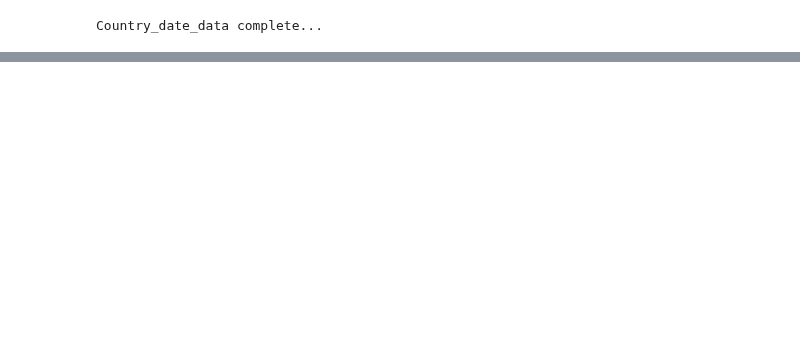
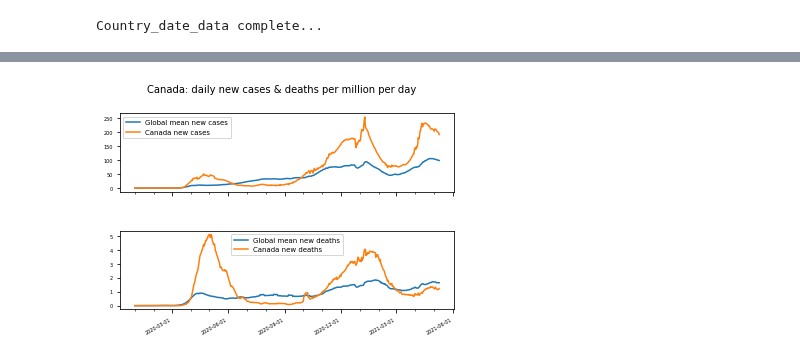
Before and after one commit to Ipgnosis/covid_analysis, a Jupyter notebook: covid-json.ipynb, the cells around one changed output, grey strips where cells are left out. Cells and saved outputs as stored; diff of their text form; code cells hidden in the pictures; blank space fills up the shorter version.

Commit message:
Added 2 country comparison

```diff
--- a/covid-json.ipynb
+++ b/covid-json.ipynb
@@ -247,0 +142,90 @@ subplot_share_axis(labels_obj, results_obj, params_obj)
+# %%
+# re-juggle the data for the chart
+
+# the country being analyzed
+y_axis_values = 'CAN'
+
+y_axis_label = data[y_axis_values]['location']
+
+# declare the axis vars
+x_axis = []
+yw1_axis = []
+y1_axis = []
+yw2_axis = []
+y2_axis = []
+
+# load the axis data lists
+for key, val in date_dict.items():
+
+    # list of dates for x axis
+    x_axis.append(datetime.strptime(key, "%Y-%m-%d"))
+
+    # lists of cases for y1 axis
+    yw1_axis.append(val["wrl_new_cases_pm"])
+    y1_axis.append(val['country_vals'][y_axis_values][0])
+
+    # lists of deaths for y2 axis
+    yw2_axis.append(val["wrl_new_deaths_pm"])
+    y2_axis.append(val['country_vals'][y_axis_values][1])
+
+###########################################################
+# package up the matplotlib data for a single country chart
+###########################################################
+
+# create the labels
+chart_title_str = "{}: daily new cases & deaths per million per day".format(y_axis_label)
+x_axis_label_str = "Date"
+y1_axis_label_str = "New cases"
+y2_axis_label_str = "New deaths"
+
+yw1_axis_legend_str = "Global mean new cases"
+y1_axis_legend_str = "{} new cases".format(y_axis_label)
+
+yw2_axis_legend_str = "Global mean new deaths"
+y2_axis_legend_str = "{} new deaths".format(y_axis_label)
+
+# define empty canvas
+fig, (ax1, ax2) = plt.subplots(2, 1, sharex=True)
+fig.subplots_adjust(hspace = 0.5)
+
+# declare the axis data
+# subplot 1
+ax1.plot(x_axis, yw1_axis, label = yw1_axis_legend_str)
+ax1.plot(x_axis, y1_axis, label = y1_axis_legend_str)
+
+# subplot 2
+ax2.plot(x_axis, yw2_axis, label = yw2_axis_legend_str)
+ax2.plot(x_axis, y2_axis, label = y2_axis_legend_str)
+#ax2.set_xlabel(x_axis_label_str, fontsize=10)
+
+# declare the text data
+fig.suptitle(chart_title_str, fontsize = 10)
+
+#  format the x axis (date) labels
+# Text in the x axis will be displayed in 'YYYY-mm-dd' format.
+ax2.xaxis.set_major_formatter(mdates.DateFormatter('%Y-%m-%d'))
+
+# major ticks every 3 months.
+fmt_qtr_year = mdates.MonthLocator(interval = 3)
+ax2.xaxis.set_major_locator(fmt_qtr_year)
+
+# minor ticks every month.
+fmt_month = mdates.MonthLocator()
+ax2.xaxis.set_minor_locator(fmt_month)
+
+# Rotates and right aligns the x labels, and moves the bottom of the
+# axes up to make room for them.
+fig.autofmt_xdate()
+
+# changing the fontsize of ticks
+ax1.tick_params(labelsize = 5)
+ax2.tick_params(labelsize = 5)
+
+# format the legends
+ax1.legend(loc = 0, fontsize = 7)
+ax2.legend(loc = 0, fontsize = 7)
+
+# display the plot
+plt.show()
+# %% [output]
+[figure, added]
```
Also changed, not shown: parts of 6 cells of this notebook, 3 other files.
